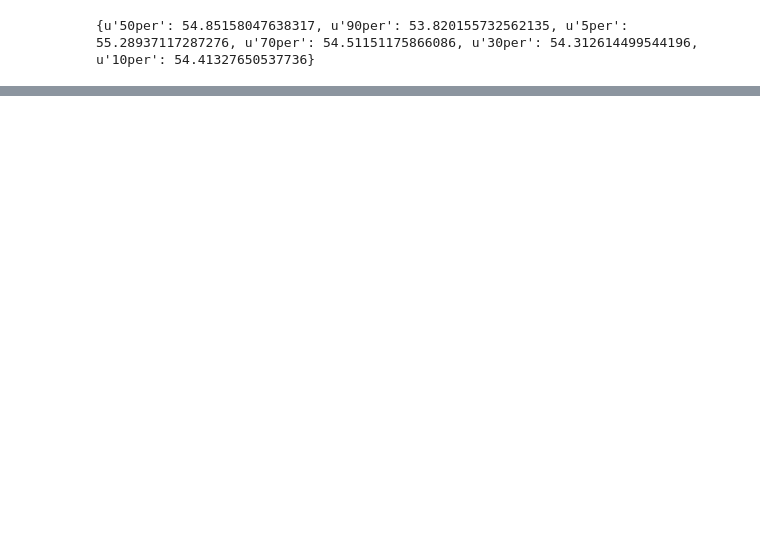
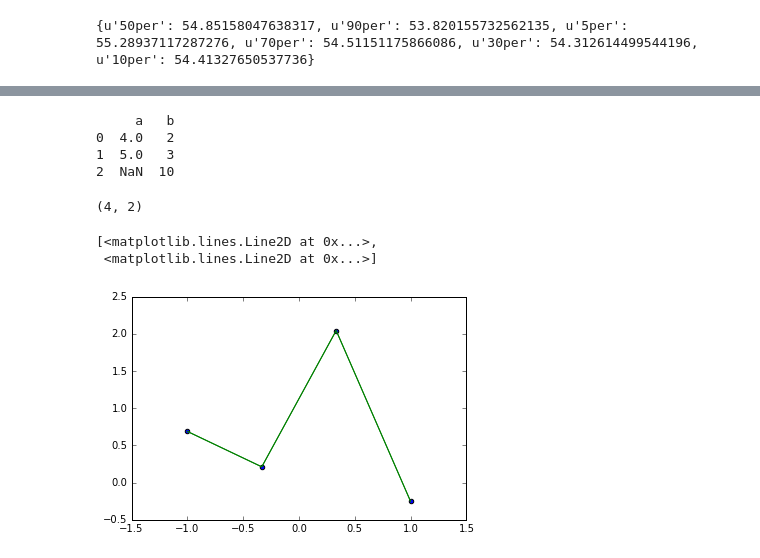
Before and after one commit to mehdidc/fun, a Jupyter notebook: ipynb/feature_generation_hypers.ipynb, the cells around one changed output, grey strips where cells are left out. Drawn from its saved outputs; the diff is of its cells as text; code cells hidden in the pictures; blank space fills up the shorter version.

```diff
--- a/ipynb/feature_generation_hypers.ipynb
+++ b/ipynb/feature_generation_hypers.ipynb
@@ -211,0 +217,57 @@ print((s>sr).mean())
+# %%
+import collections
+import pandas as pd
+
+def dicts_to_dataframes(dlist, colnames=None):
+    dlist = map(flatten_dict, dlist)
+    colnames = set(k for d in dlist for k in d.keys())
+    df = pd.DataFrame()
+    df = pd.DataFrame(dlist)
+    #for col in colnames:
+    #    df[col] = [d.get(col) for d in dlist]
+    return df
+
+def flatten_dict(l):
+    d = {}
+    for k, v in l.items():
+        if isinstance(v, collections.Mapping):
+            d.update(flatten_dict(v))
+        elif isinstance(v, list) or isinstance(v, tuple):
+            for i, l in enumerate(v):
+                d[k+'_{}'.format(i)] = l
+        else:
+            d[k] = v
+    return d
+
+dataset = [
+  {'a': 4, 'b': 2},
+  {'a': 5, 'b': 3},
+  {'b': 10}
+]
+dataset = dicts_to_dataframes(dataset)
+print(dataset)
+# %% [output]
+     a   b
+0  4.0   2
+1  5.0   3
+2  NaN  10
+# %%
+from sklearn.gaussian_process import GaussianProcessRegressor
+nb = 10
+x = np.linspace(-1, 1, 4)
+y = x**2 + np.random.normal(0, 1, size=x.shape)
+gp = GaussianProcessRegressor()
+
+gp.fit(x[:, np.newaxis] ,y)
+plt.scatter(x, y)
+
+ypred = gp.predict(x[:, np.newaxis])
+y_s = gp.sample_y(x[:, np.newaxis], n_samples=2)
+print(y_s.shape)
+#plt.scatter(x, ypred, c='r')
+plt.plot(x, y_s, c='g')
+# %% [output]
+(4, 2)
+[<matplotlib.lines.Line2D at 0x...>,
+ <matplotlib.lines.Line2D at 0x...>]
+[figure, added]
```
Also changed, not shown: parts of 8 cells of this notebook, 1 other file.
